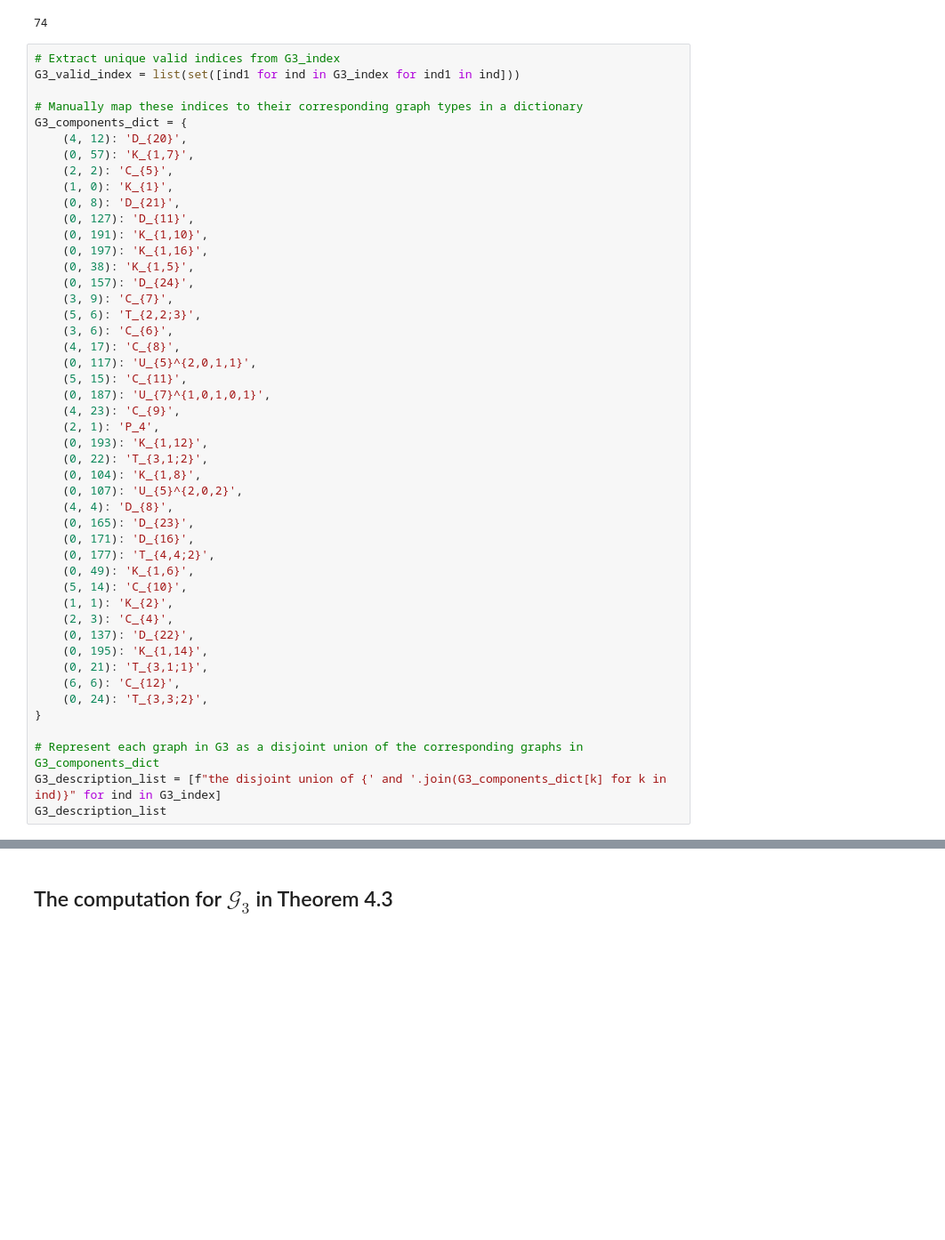
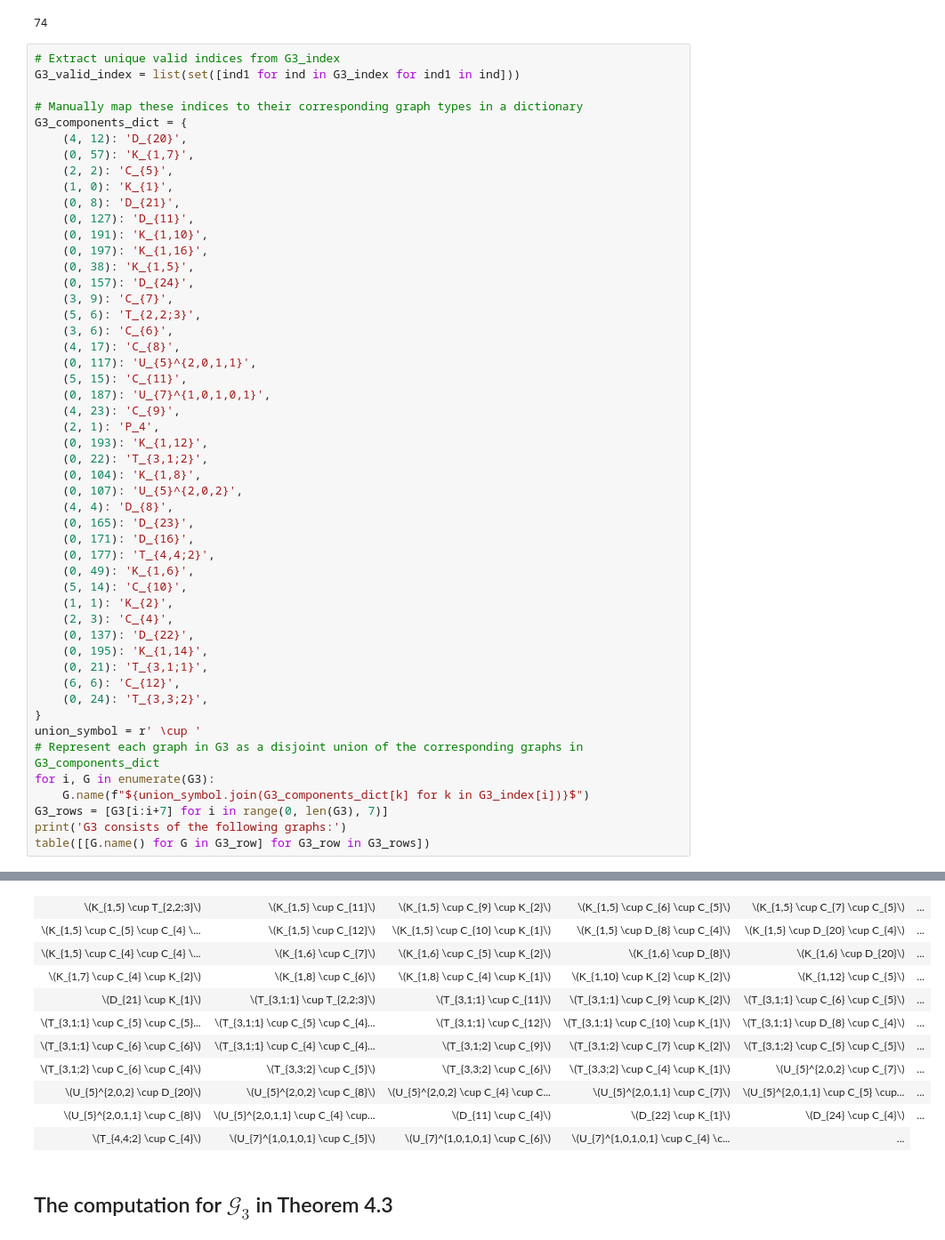
Before and after one commit to Chaohui-Chen/clawfree-graphs-eig2-not-exceeding-1, a Jupyter notebook: claw-free_graphs_whose_eig2_does_not_exceed_1.ipynb, the cells around one changed output, grey strips where cells are left out. Shown: that part at 89% size. Drawn from its saved outputs; the diff is of its cells as text; blank space fills up the shorter version.

```diff
--- a/claw-free_graphs_whose_eig2_does_not_exceed_1.ipynb
+++ b/claw-free_graphs_whose_eig2_does_not_exceed_1.ipynb
@@ -726,8 +729,11 @@ G3_components_dict = {
     (6, 6): 'C_{12}',
     (0, 24): 'T_{3,3;2}',
 }
-
+union_symbol = r' \cup '
 # Represent each graph in G3 as a disjoint union of the corresponding graphs in G3_components_dict
-G3_description_list = [f"the disjoint union of {' and '.join(G3_components_dict[k] for k in ind)}" for ind in G3_index]
-G3_description_list
+for i, G in enumerate(G3):
+    G.name(f"${union_symbol.join(G3_components_dict[k] for k in G3_index[i])}$")
+G3_rows = [G3[i:i+7] for i in range(0, len(G3), 7)]
+print('G3 consists of the following graphs:')
+table([[G.name() for G in G3_row] for G3_row in G3_rows])
 # %% [output]
@@ -751,3 +741,14 @@ G3_description_list
+| \(K_{1,5} \cup T_{2,2;3}\) | \(K_{1,5} \cup C_{11}\) | \(K_{1,5} \cup C_{9} \cup K_{2}\) | \(K_{1,5} \cup C_{6} \cup C_{5}\) | \(K_{1,5} \cup C_{7} \cup C_{5}\) | ... |
+| \(K_{1,5} \cup C_{5} \cup C_{4} \... | \(K_{1,5} \cup C_{12}\) | \(K_{1,5} \cup C_{10} \cup K_{1}\) | \(K_{1,5} \cup D_{8} \cup C_{4}\) | \(K_{1,5} \cup D_{20} \cup C_{4}\) | ... |
+| \(K_{1,5} \cup C_{4} \cup C_{4} \... | \(K_{1,6} \cup C_{7}\) | \(K_{1,6} \cup C_{5} \cup K_{2}\) | \(K_{1,6} \cup D_{8}\) | \(K_{1,6} \cup D_{20}\) | ... |
+| \(K_{1,7} \cup C_{4} \cup K_{2}\) | \(K_{1,8} \cup C_{6}\) | \(K_{1,8} \cup C_{4} \cup K_{1}\) | \(K_{1,10} \cup K_{2} \cup K_{2}\) | \(K_{1,12} \cup C_{5}\) | ... |
+| \(D_{21} \cup K_{1}\) | \(T_{3,1;1} \cup T_{2,2;3}\) | \(T_{3,1;1} \cup C_{11}\) | \(T_{3,1;1} \cup C_{9} \cup K_{2}\) | \(T_{3,1;1} \cup C_{6} \cup C_{5}\) | ... |
+| \(T_{3,1;1} \cup C_{5} \cup C_{5}... | \(T_{3,1;1} \cup C_{5} \cup C_{4}... | \(T_{3,1;1} \cup C_{12}\) | \(T_{3,1;1} \cup C_{10} \cup K_{1}\) | \(T_{3,1;1} \cup D_{8} \cup C_{4}\) | ... |
+| \(T_{3,1;1} \cup C_{6} \cup C_{6}\) | \(T_{3,1;1} \cup C_{4} \cup C_{4}... | \(T_{3,1;2} \cup C_{9}\) | \(T_{3,1;2} \cup C_{7} \cup K_{2}\) | \(T_{3,1;2} \cup C_{5} \cup C_{5}\) | ... |
+| \(T_{3,1;2} \cup C_{6} \cup C_{4}\) | \(T_{3,3;2} \cup C_{5}\) | \(T_{3,3;2} \cup C_{6}\) | \(T_{3,3;2} \cup C_{4} \cup K_{1}\) | \(U_{5}^{2,0,2} \cup C_{7}\) | ... |
+| \(U_{5}^{2,0,2} \cup D_{20}\) | \(U_{5}^{2,0,2} \cup C_{8}\) | \(U_{5}^{2,0,2} \cup C_{4} \cup C... | \(U_{5}^{2,0,1,1} \cup C_{7}\) | \(U_{5}^{2,0,1,1} \cup C_{5} \cup... | ... |
+| \(U_{5}^{2,0,1,1} \cup C_{8}\) | \(U_{5}^{2,0,1,1} \cup C_{4} \cup... | \(D_{11} \cup C_{4}\) | \(D_{22} \cup K_{1}\) | \(D_{24} \cup C_{4}\) | ... |
+| \(T_{4,4;2} \cup C_{4}\) | \(U_{7}^{1,0,1,0,1} \cup C_{5}\) | \(U_{7}^{1,0,1,0,1} \cup C_{6}\) | \(U_{7}^{1,0,1,0,1} \cup C_{4} \c... | ... |
 # %% [markdown]
 ## The computation for $\mathcal{G}_3$ in Theorem 4.3
 # %%
```
Also changed, not shown: parts of 2 cells of this notebook.
